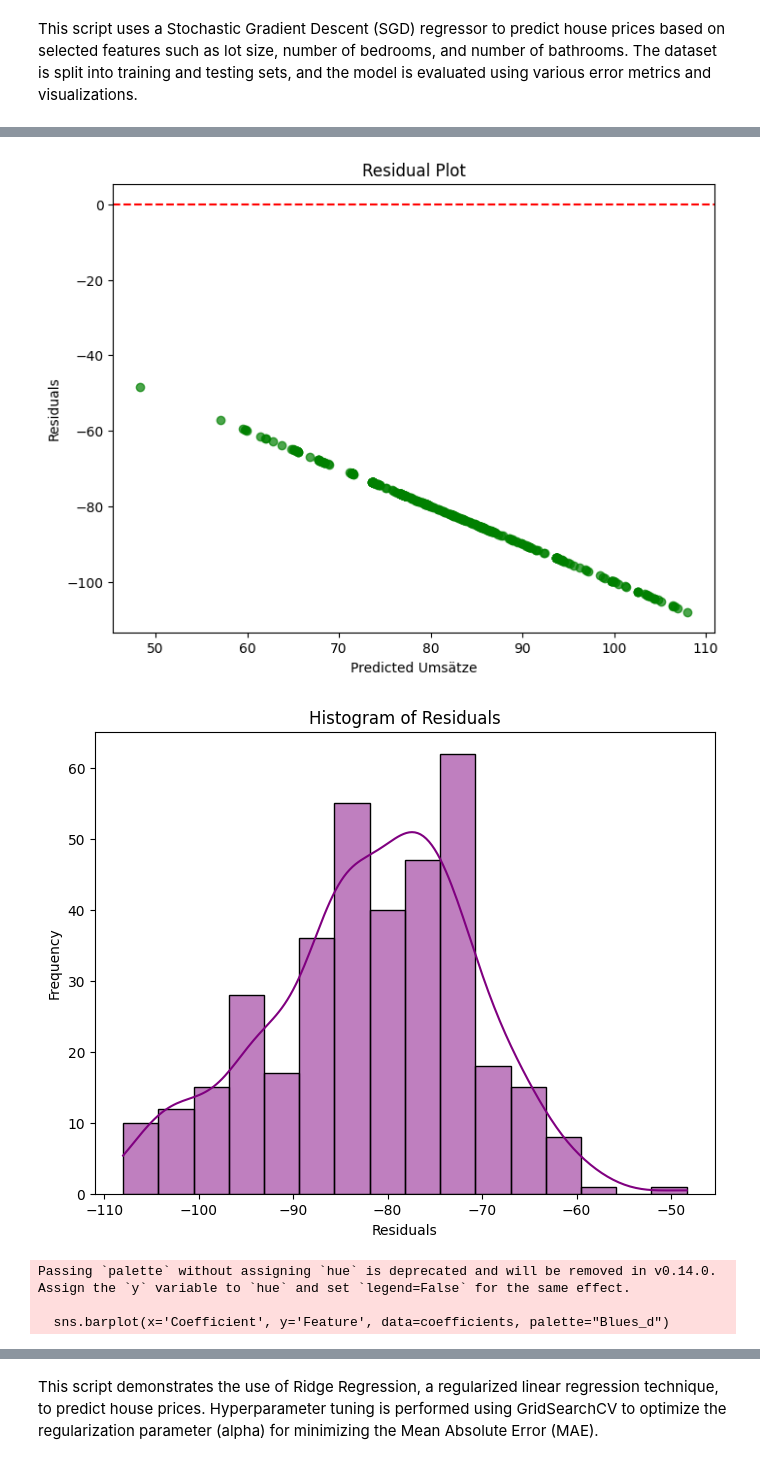
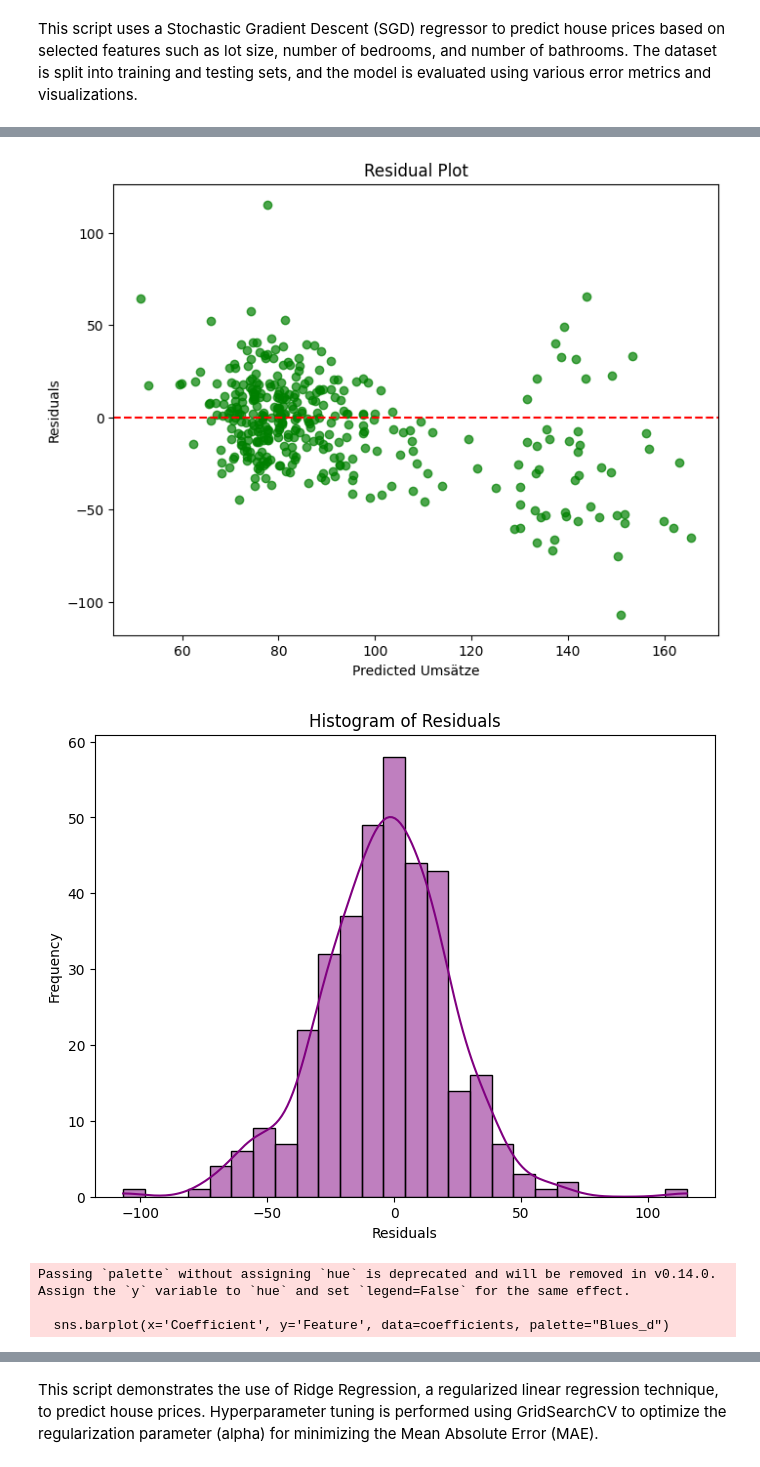
Before and after one commit to Fiesa00/DS_ML_Gr_1.5, a Jupyter notebook: 2_BaselineModel/Baseline-Model W4.ipynb, the cells around one changed output, grey strips where cells are left out. Cells and saved outputs as stored; diff of their text form; code cells hidden in the pictures.

```diff
--- a/2_BaselineModel/Baseline-Model W4.ipynb
+++ b/2_BaselineModel/Baseline-Model W4.ipynb
@@ -256,10 +256,10 @@ test_data = data[data['Datum'] > validation_end_date]
 
 X_train = train_data[features]
 y_train = train_data['Umsatz']
-X_validation = validation_data[features]
-y_validation = validation_data['Umsatz']
-X_test = test_data[features] #erstmal so, da die gewünschten daten, keine Daten für test Daten übrig lassen
-y_test = test_data['Umsatz']
+X_test=X_validation = validation_data[features]
+y_test=y_validation = validation_data['Umsatz']
+#X_test = test_data[features] #erstmal so, da die gewünschten daten, keine Daten für test Daten übrig lassen
+#y_test = test_data['Umsatz']
 
 # Train a Stochastic Gradient Descent (SGD) Regressor
 # Parameters:
@@ -334,5 +334,5 @@ Mean Absolute Percentage Error (MAPE): inf%
-[figure, old version]
+[figure, new version]
-[figure, old version]
+[figure, new version]
 Passing `palette` without assigning `hue` is deprecated and will be removed in v0.14.0. Assign the `y` variable to `hue` and set `legend=False` for the same effect.
 
   sns.barplot(x='Coefficient', y='Feature', data=coefficients, palette="Blues_d")
```
Also changed, not shown: parts of 4 cells of this notebook, 2 other files.
